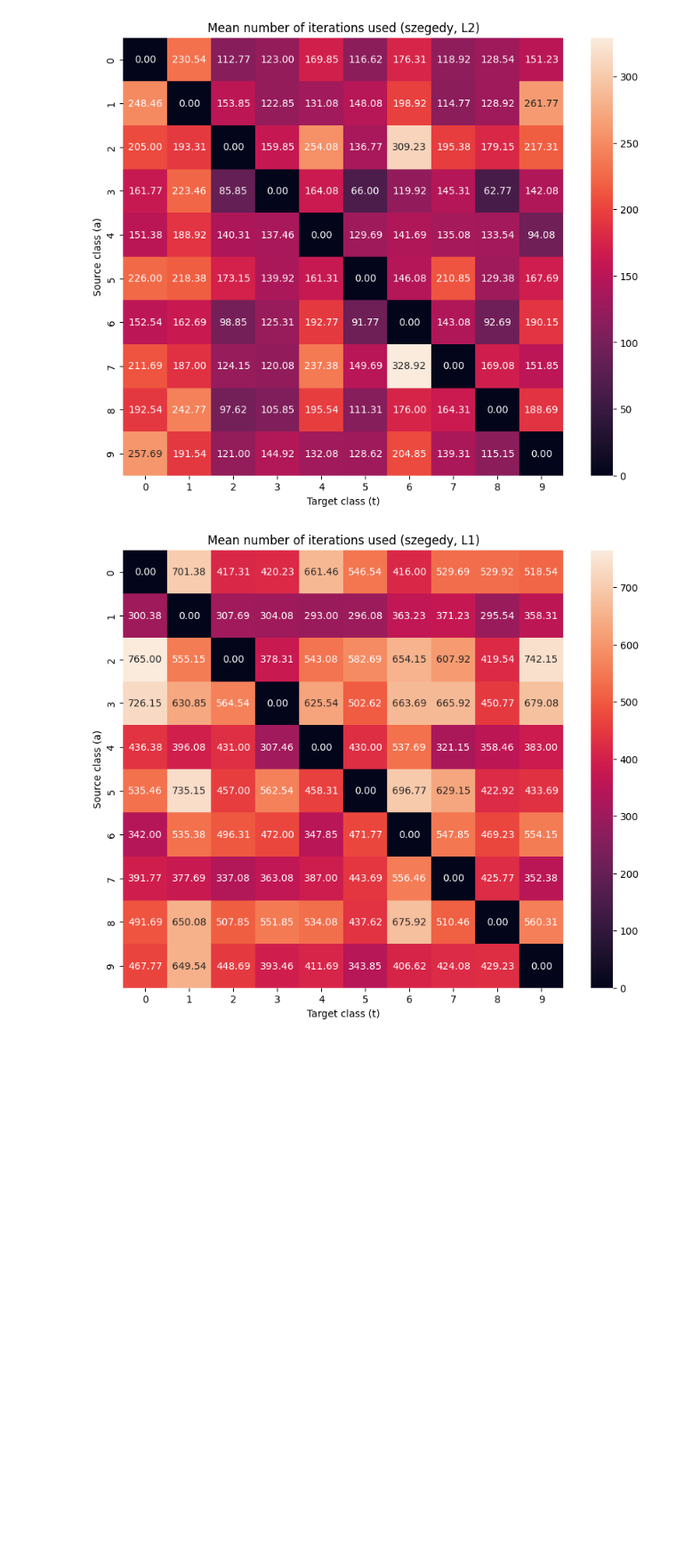
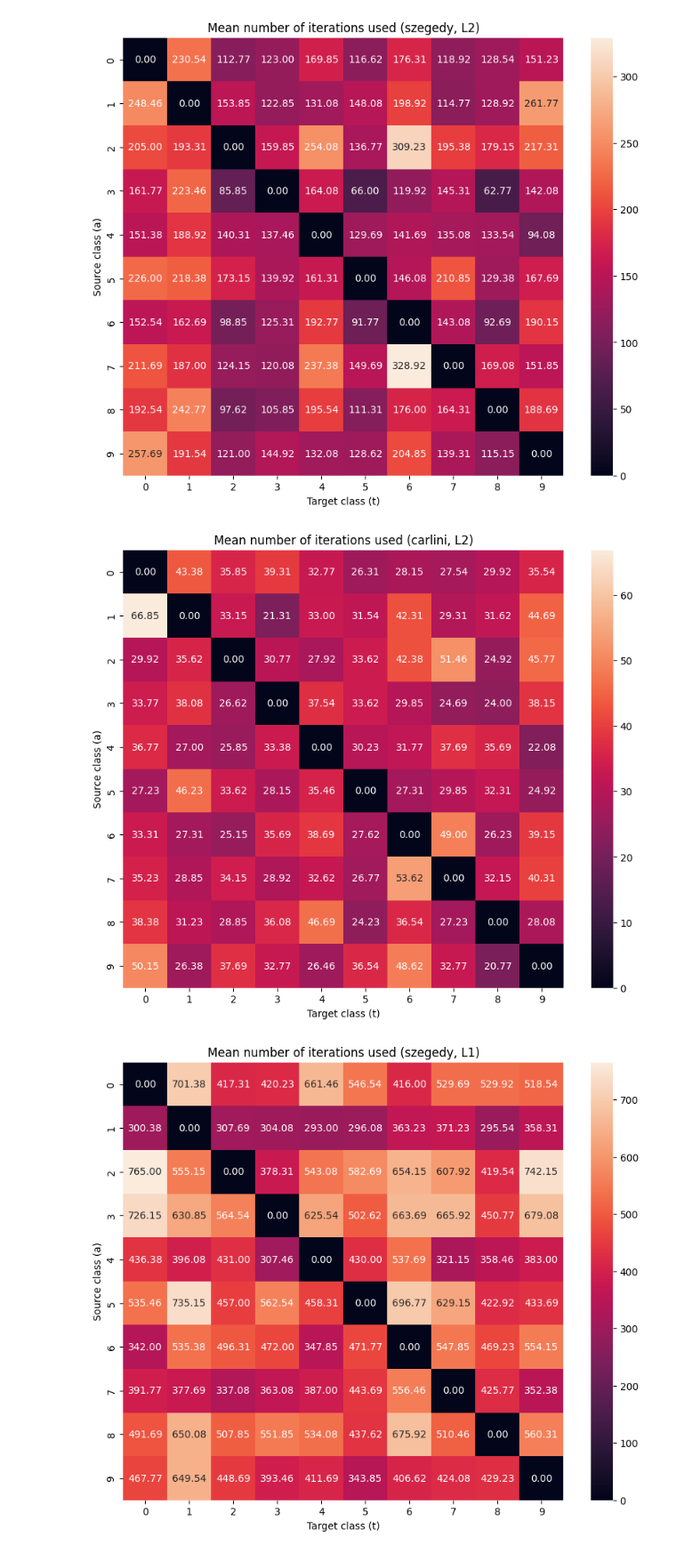
Before and after one commit to betomqz/thesis-code, a Jupyter notebook: notebooks/analysis.ipynb, the cells around one changed output. Shown at 89% size. Saved outputs shown, nothing was run; the diff lists cells and outputs as text; code cells hidden in the pictures; blank space fills up the shorter version.

```diff
--- a/notebooks/analysis.ipynb
+++ b/notebooks/analysis.ipynb
@@ -110,6 +136,10 @@ source_target_heatmap_success(norm='LINF')
 source_target_heatmap_nits()
 # %% [output]
 [figure]
+# %%
+source_target_heatmap_nits(formulation='carlini')
+# %% [output]
+[figure, added]
 # %%
 source_target_heatmap_nits(norm='L1')
 # %% [output]
```
Also changed, not shown: parts of 26 cells of this notebook, 1 other file.
